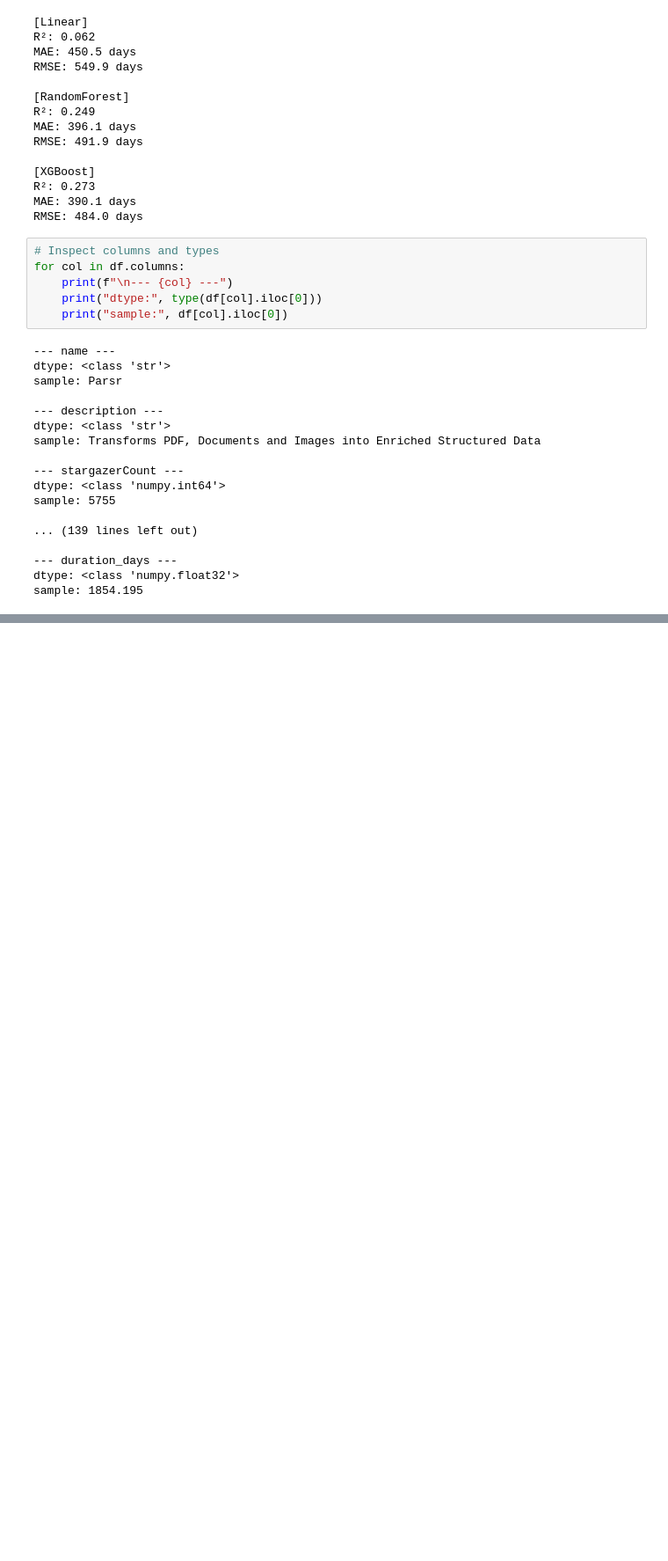
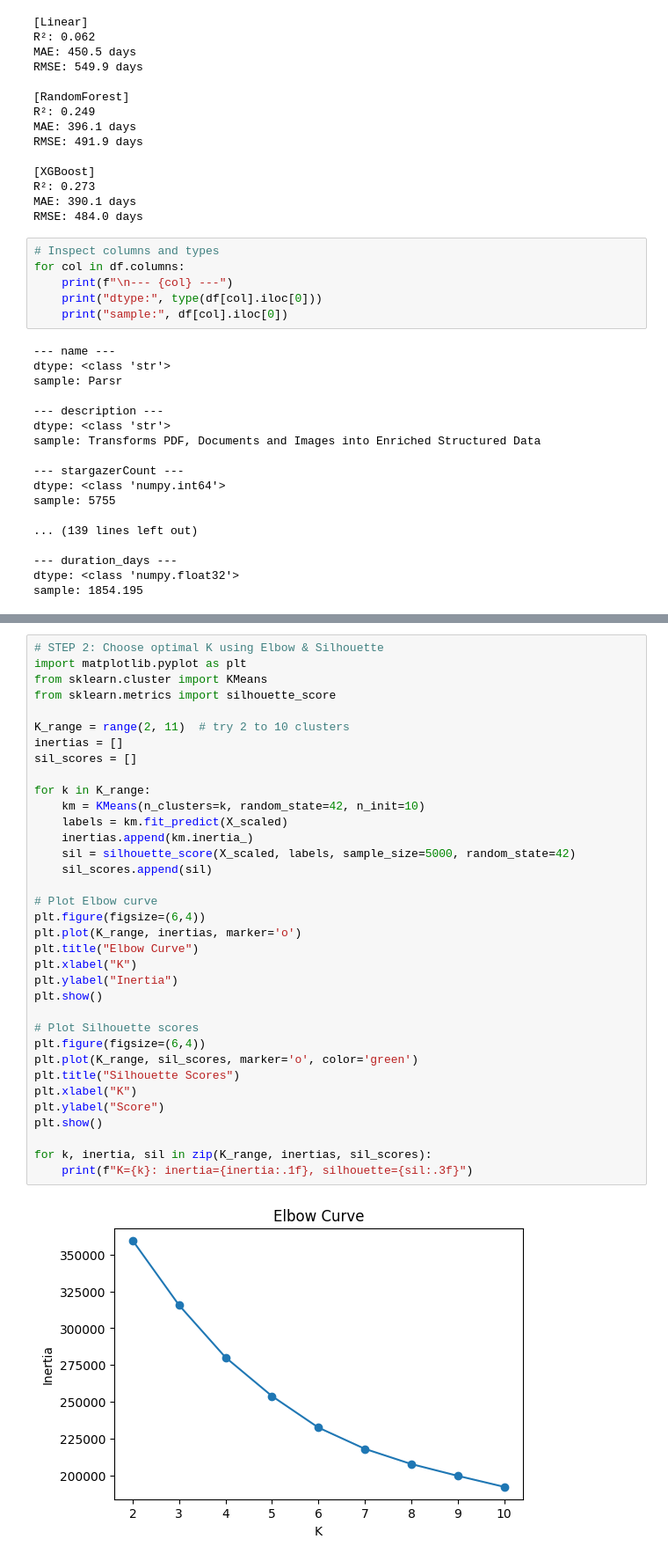
Before and after one commit to Shahbazi-Amir/SmartDevTime, a Jupyter notebook: side_project.ipynb, the cells around one changed output, grey strips where cells are left out. Shown at 88% size. Cells and saved outputs as stored; diff of their text form; blank space fills up the shorter version.

Commit message:
unsuper kmeans 5

```diff
--- a/side_project.ipynb
+++ b/side_project.ipynb
@@ -698,0 +789,37 @@ sample: 1854.195
+# %%
+# STEP 2: Choose optimal K using Elbow & Silhouette
+import matplotlib.pyplot as plt
+from sklearn.cluster import KMeans
+from sklearn.metrics import silhouette_score
+
+K_range = range(2, 11)  # try 2 to 10 clusters
+inertias = []
+sil_scores = []
+
+for k in K_range:
+    km = KMeans(n_clusters=k, random_state=42, n_init=10)
+    labels = km.fit_predict(X_scaled)
+    inertias.append(km.inertia_)
+    sil = silhouette_score(X_scaled, labels, sample_size=5000, random_state=42)
+    sil_scores.append(sil)
+
+# Plot Elbow curve
+plt.figure(figsize=(6,4))
+plt.plot(K_range, inertias, marker='o')
+plt.title("Elbow Curve")
+plt.xlabel("K")
+plt.ylabel("Inertia")
+plt.show()
+
+# Plot Silhouette scores
+plt.figure(figsize=(6,4))
+plt.plot(K_range, sil_scores, marker='o', color='green')
+plt.title("Silhouette Scores")
+plt.xlabel("K")
+plt.ylabel("Score")
+plt.show()
+
+for k, inertia, sil in zip(K_range, inertias, sil_scores):
+    print(f"K={k}: inertia={inertia:.1f}, silhouette={sil:.3f}")
+# %% [output]
+[figure, added]
```
Also changed, not shown: parts of 5 cells of this notebook.
